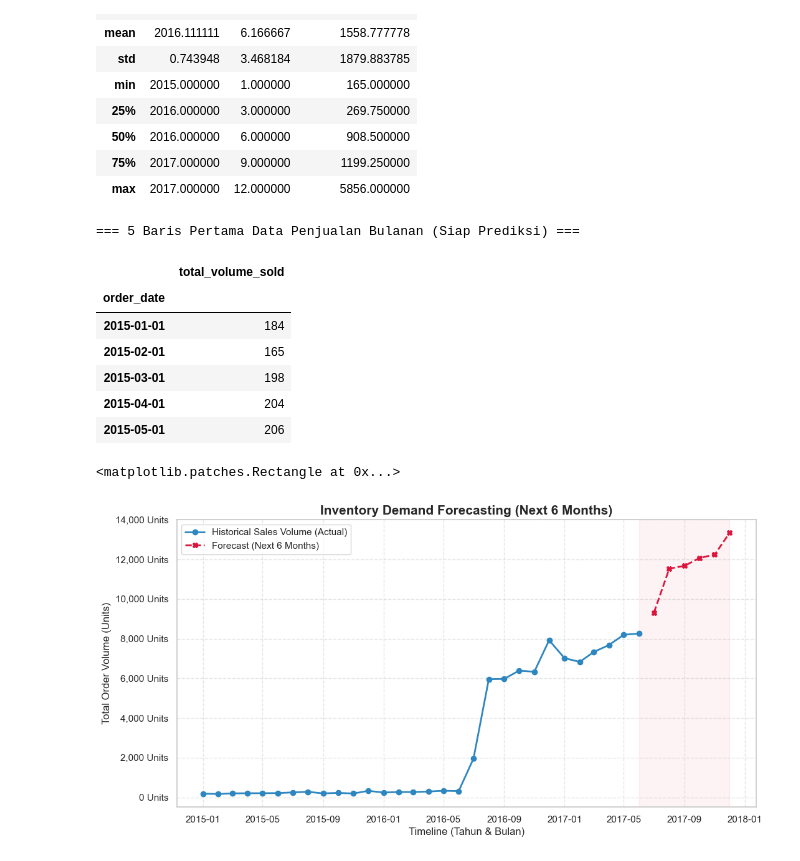
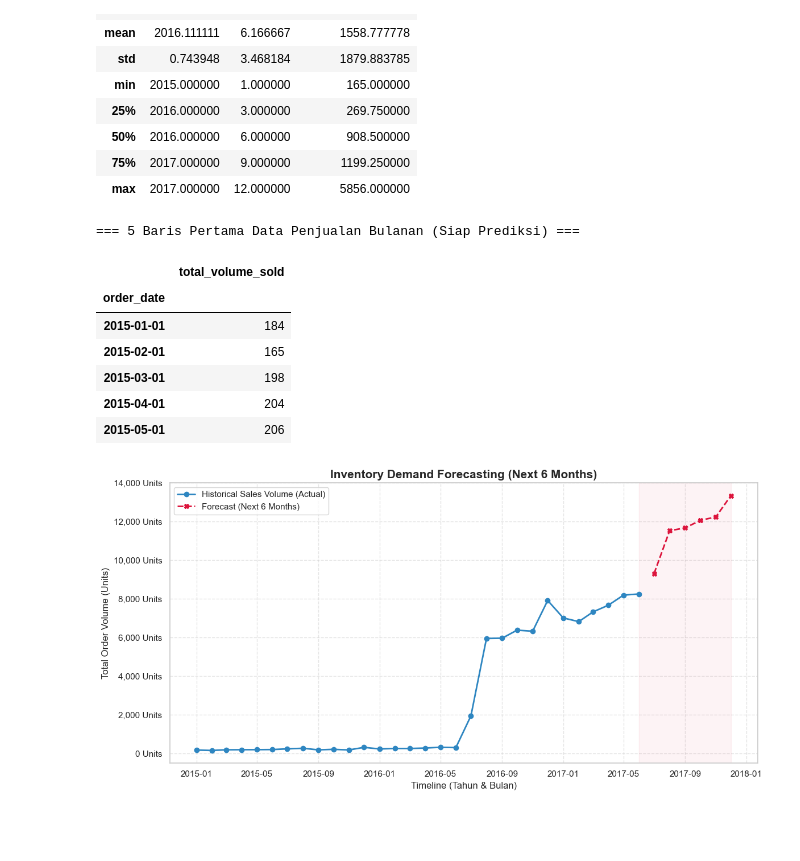
Before and after one commit to bagaskara0506/AdventureWorks_SupplyChain_Analysis, a Jupyter notebook: notebooks/02_sales_trend_forecasting.ipynb, the cells around one changed output. Cells and saved outputs as stored; diff of their text form; code cells hidden in the pictures; blank space fills up the shorter version.

```diff
--- a/notebooks/02_sales_trend_forecasting.ipynb
+++ b/notebooks/02_sales_trend_forecasting.ipynb
@@ -123,35 +123,40 @@ linestyle='--'
 
 # Mempercantik grafik
 plt.title('Inventory Demand Forecasting (Next 6 Months)', fontsize=15, fontweight='bold')
 plt.xlabel('Timeline (Tahun & Bulan)', fontsize=12)
 plt.ylabel('Total Order Volume (Units)', fontsize=12)
 
 # Menambah Grid & Label
 plt.grid(True, linestyle='--', alpha=0.5)
 plt.legend(loc='upper left',fontsize=11)
 
 # Format Sumbu Y agar rapi (misal: 1,000 Units)
 plt.gca().yaxis.set_major_formatter(mticker.FuncFormatter(lambda y, _: f'{int(y):,} Units'))
 
 # Menandai area prediksi dengan blok warna arsiran yang elegan
 plt.axvspan(
 df_monthly.index[-1],  # Awal area prediksi (bulan terakhir data historis)
 forecast.index[-1],     # Akhir area prediksi (bulan terakhir prediksi)
 color='crimson',
 alpha=0.05,
 label='Forecasting Zone'
 )
+
+# Merapihkan tata letak agar tidak terpotong
+plt.tight_layout()
+
+# Menyimpan grafik sebagai gambar PNG di Folder Proyek
+plt.savefig('../dashboards/python/Sales_Trend_and_Forecasting.png', dpi=300)
 # %% [output]
 === 5 Baris Pertama Data Penjualan Bulanan (Siap Prediksi) ===
 |  | total_volume_sold |
 | order_date |  |
 | 2015-01-01 | 184 |
 | 2015-02-01 | 165 |
 | 2015-03-01 | 198 |
 | 2015-04-01 | 204 |
 | 2015-05-01 | 206 |
-<matplotlib.patches.Rectangle at 0x...>
-[figure, old version]
+[figure, new version]
 # %%
 # # MENAMPILKAN HASIL PREDIKSI DALAM BENTUK TABEL
 # # Mengubah data forecast (yang tadinya berupa Series) menjadi DataFrame agar rapi seperti tabel
```
Also changed, not shown: parts of 1 cell of this notebook, 5 other files.
